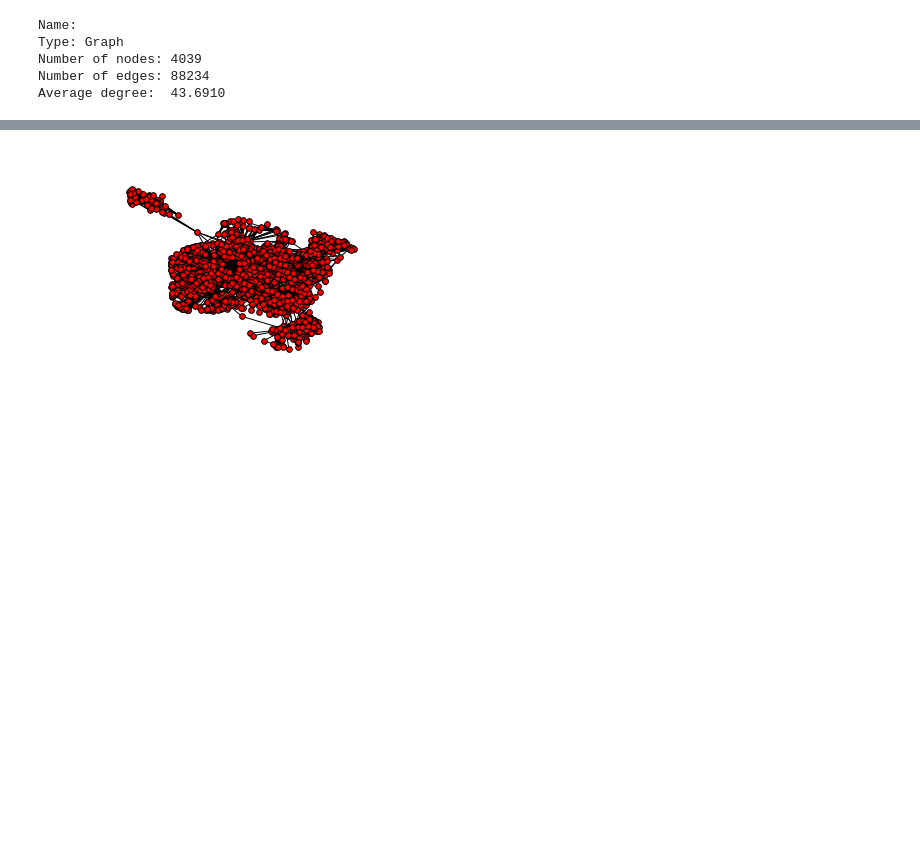
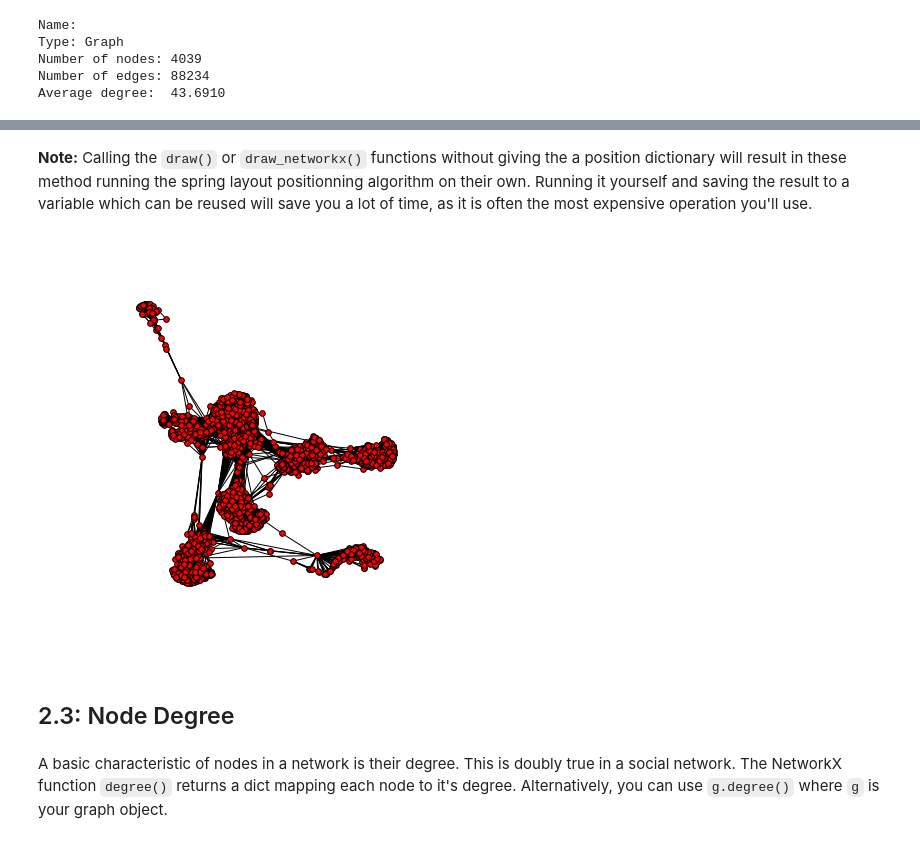
Before and after one commit to shaypal5/exploring_networks_with_python_intro, a Jupyter notebook: network_exploration_with_python.ipynb, the cells around one changed output, grey strips where cells are left out. Drawn from its saved outputs; the diff is of its cells as text; code cells hidden in the pictures; blank space fills up the shorter version.

```diff
--- a/network_exploration_with_python.ipynb
+++ b/network_exploration_with_python.ipynb
@@ -59,4 +73,9 @@ import matplotlib.pyplot as plt
+# %% [markdown]
+**Note:** Calling the `draw()` or `draw_networkx()` functions without giving the a position dictionary will result in these method running the spring layout positionning algorithm on their own. Running it yourself and saving the result to a variable which can be reused will save you a lot of time, as it is often the most expensive operation you'll use.
 # %%
-
+plt.figure(figsize=(7,7)) #sets width and height, respectively, in inches
+plt.axis("off") # will display the network without axis
 # Draw the graph with Matplotlib with options for node positions, labeling, titles, etc...
-nx.draw_networkx(G)
+nx.draw_networkx(g, pos=spr_layout, with_labels=False, node_size=32)
+# %% [output]
+[figure, added]
@@ -66,6 +82,4 @@ spr_layout = nx.spring_layout(G, iterations=20)
-# %%
-plt.axis("off")
-# Draw the graph with Matplotlib with options for node positions, labeling, titles, etc...
-nx.draw_networkx(G, pos=spr_layout, with_labels=False, node_size=32)
-# %% [output]
-[figure, removed]
+# %% [markdown]
+## 2.3: Node Degree
+# %% [markdown]
+A basic characteristic of nodes in a network is their degree. This is doubly true in a social network. The NetworkX function `degree()` returns a dict mapping each node to it's degree. Alternatively, you can use `g.degree()` where `g` is your graph object.
```
Also changed, not shown: parts of 22 cells of this notebook.
